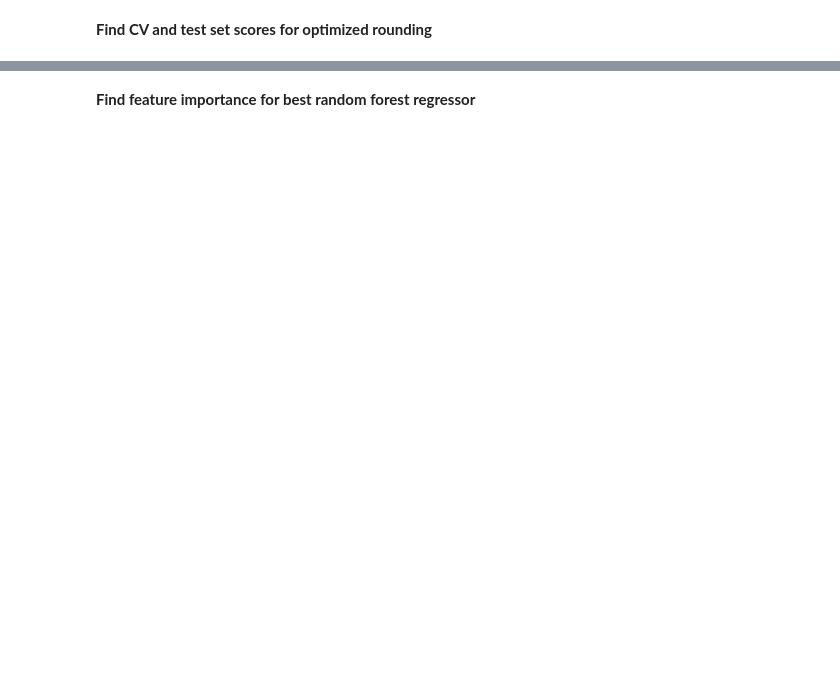
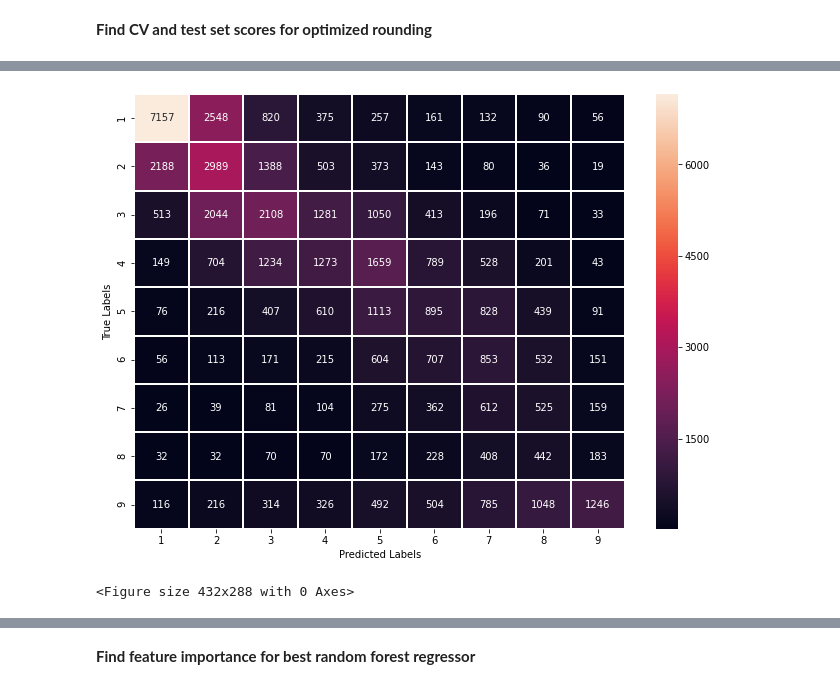
Before and after one commit to nkafwimi/MGT-6203, a Jupyter notebook: salary_prediction_for_software_developers/Notebooks/Modeling_start.ipynb, the cells around one changed output, grey strips where cells are left out. Drawn from its saved outputs; the diff is of its cells as text; code cells hidden in the pictures; blank space fills up the shorter version.

```diff
--- a/salary_prediction_for_software_developers/Notebooks/Modeling_start.ipynb
+++ b/salary_prediction_for_software_developers/Notebooks/Modeling_start.ipynb
@@ -520,7 +603,8 @@ Evaluate fit to test set
 #Split data into train and test datasets
 x_train, x_test, y_train, y_test = train_test_split(data, labels, test_size = 0.2, random_state = 0)
 #On test set
-model = RandomForestRegressor(max_depth = opt_depth_RFreg+1, random_state=0)
+# model = RandomForestRegressor(max_depth = opt_depth_RFreg+1, random_state=0)
+model = RandomForestRegressor(**rf_opt_params)
 pred = model.fit(x_train, y_train).predict(x_test)
 # %%
 print('Quadratic weighted Kappa for the test set for random forest regressor is', quadratic_weighted_kappa(np.rint(pred), y_test))
@@ -537,7 +623,9 @@ for idx, (train_idx, test_idx) in enumerate(cv.split(data_train, labels_train)):
     X_train, X_test = data_train[train_idx], data_train[test_idx]
     y_train, y_test = labels_train[train_idx], labels_train[test_idx]
 
-    model = RandomForestRegressor(opt_depth_RFreg+1, random_state=0)
+    model = RandomForestRegressor(**rf_opt_params, random_state=1)
+#     model = RandomForestRegressor(opt_depth_RFreg+1, random_state=0)
+
     pred = model.fit(X_train, y_train).predict(X_test)
     optR = OptimizedRounder()
     optR.fit(pred, y_test)
@@ -547,5 +635,5 @@ for idx, (train_idx, test_idx) in enumerate(cv.split(data_train, labels_train)):
     qwk = quadratic_weighted_kappa(pred_test_y_k,y_test)
     cv_scores[idx] = qwk
 
-print('Quadratic weighted Kappa for 5-fold CV for random forest regressor with optimized rounding is', np.mean(cv_scores))
+print('Quadratic weighted Kappa for 5-fold CV for random forest regressor with optimized rounding and optimal parameters is', np.mean(cv_scores))
 # %% [output]
@@ -584,0 +680,3 @@ Test set QWK for random forest regressor with optimized rounding of salary categ
+# %%
+pred_test_y_k = np.array([int(x) for x in pred_test_y_k])
+test_y = np.array([int(x) for x in test_y])
@@ -584,0 +724,11 @@ Test set QWK for random forest regressor with optimized rounding of salary categ
+# %%
+fig, ax = plt.subplots(figsize=(11,8))
+cf_matrix = pd.crosstab(test_y, pred_test_y_k)
+sns.heatmap(cf_matrix, linewidths=1, annot=True, ax=ax, fmt='g')
+plt.xlabel('Predicted Labels')
+plt.ylabel('True Labels')
+plt.show()
+plt.savefig('Confusion matrix for best model (RF regressor with optimized rounding).svg')
+# %% [output]
+[figure, added]
+<Figure size 432x288 with 0 Axes>
```
Also changed, not shown: parts of 43 cells of this notebook.
